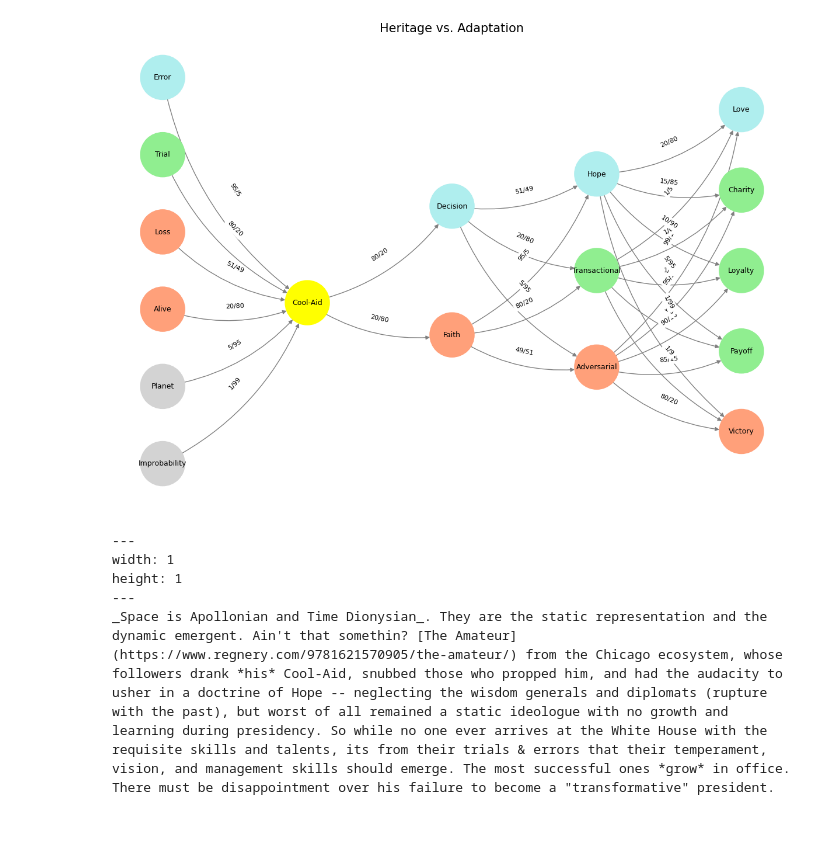
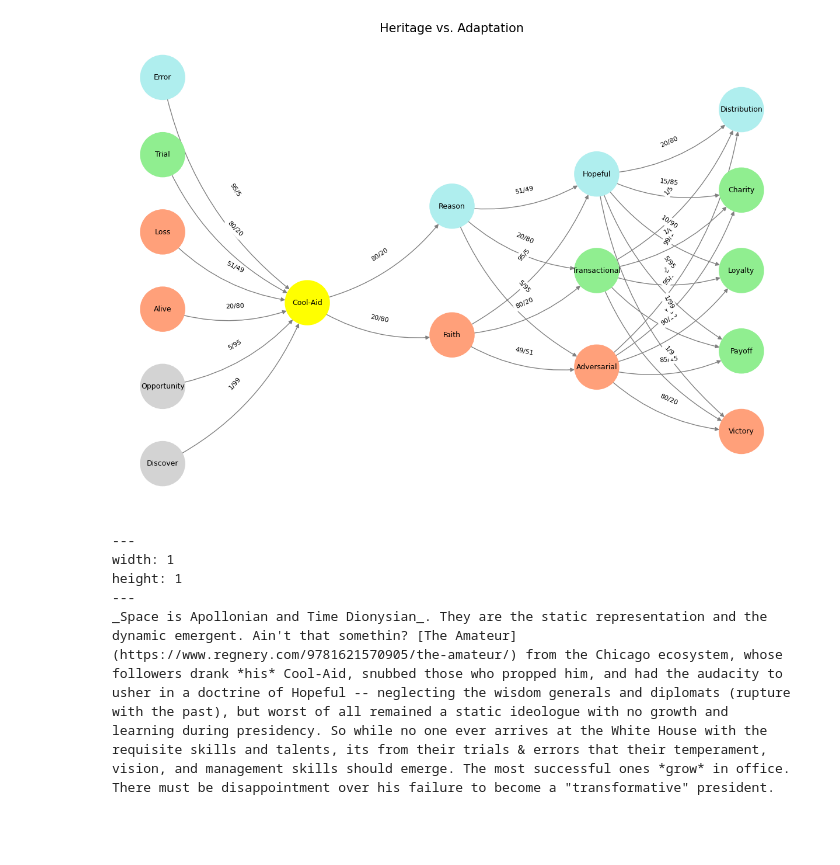
Before and after one commit to abikesa/fathertoson, a Jupyter notebook: kitabo/ensi/_build/jupyter_execute/act3/part3/part3_2.ipynb, the cells around one changed output. Cells and saved outputs as stored; diff of their text form; code cells hidden in the pictures.

````diff
--- a/kitabo/ensi/_build/jupyter_execute/act3/part3/part3_2.ipynb
+++ b/kitabo/ensi/_build/jupyter_execute/act3/part3/part3_2.ipynb
@@ -37,18 +37,18 @@ import networkx as nx
 # Define the neural network layers
 def define_layers():
     return {
-        'Suis': ['Improbability', 'Planet', 'Alive', 'Loss', "Trial", 'Error'],  # Static
+        'Suis': ['Discover', 'Opportunity', 'Alive', 'Loss', "Trial", 'Error'],  # Static
         'Voir': ['Cool-Aid'],
-        'Choisis': ['Faith', 'Decision'],
-        'Deviens': ['Adversarial', 'Transactional', 'Hope'],
-        "M'èléve": ['Victory', 'Payoff', 'Loyalty', 'Charity', 'Love']
+        'Choisis': ['Faith', 'Reason'],
+        'Deviens': ['Adversarial', 'Transactional', 'Hopeful'],
+        "M'èléve": ['Victory', 'Payoff', 'Loyalty', 'Charity', 'Distribution']
     }
 
 # Assign colors to nodes
 def assign_colors():
     color_map = {
         'yellow': ['Cool-Aid'],
-        'paleturquoise': ['Error', 'Decision', 'Hope', 'Love'],
+        'paleturquoise': ['Error', 'Reason', 'Hopeful', 'Distribution'],
         'lightgreen': ["Trial", 'Transactional', 'Payoff', 'Charity', 'Loyalty'],
         'lightsalmon': ['Alive', 'Loss', 'Faith', 'Adversarial', 'Victory'],
     }
@@ -57,35 +57,35 @@ def assign_colors():
 # Define edge weights (hardcoded for editing)
 def define_edges():
     return {
-        ('Improbability', 'Cool-Aid'): '1/99',
-        ('Planet', 'Cool-Aid'): '5/95',
+        ('Discover', 'Cool-Aid'): '1/99',
+        ('Opportunity', 'Cool-Aid'): '5/95',
         ('Alive', 'Cool-Aid'): '20/80',
         ('Loss', 'Cool-Aid'): '51/49',
         ("Trial", 'Cool-Aid'): '80/20',
         ('Error', 'Cool-Aid'): '95/5',
         ('Cool-Aid', 'Faith'): '20/80',
-        ('Cool-Aid', 'Decision'): '80/20',
+        ('Cool-Aid', 'Reason'): '80/20',
         ('Faith', 'Adversarial'): '49/51',
         ('Faith', 'Transactional'): '80/20',
-        ('Faith', 'Hope'): '95/5',
-        ('Decision', 'Adversarial'): '5/95',
-        ('Decision', 'Transactional'): '20/80',
-        ('Decision', 'Hope'): '51/49',
+        ('Faith', 'Hopeful'): '95/5',
+        ('Reason', 'Adversarial'): '5/95',
+        ('Reason', 'Transactional'): '20/80',
+        ('Reason', 'Hopeful'): '51/49',
         ('Adversarial', 'Victory'): '80/20',
         ('Adversarial', 'Payoff'): '85/15',
         ('Adversarial', 'Loyalty'): '90/10',
         ('Adversarial', 'Charity'): '95/5',
-        ('Adversarial', 'Love'): '99/1',
+        ('Adversarial', 'Distribution'): '99/1',
         ('Transactional', 'Victory'): '1/9',
         ('Transactional', 'Payoff'): '1/8',
         ('Transactional', 'Loyalty'): '1/7',
         ('Transactional', 'Charity'): '1/6',
-        ('Transactional', 'Love'): '1/5',
-        ('Hope', 'Victory'): '1/99',
-        ('Hope', 'Payoff'): '5/95',
-        ('Hope', 'Loyalty'): '10/90',
-        ('Hope', 'Charity'): '15/85',
-        ('Hope', 'Love'): '20/80'
+        ('Transactional', 'Distribution'): '1/5',
+        ('Hopeful', 'Victory'): '1/99',
+        ('Hopeful', 'Payoff'): '5/95',
+        ('Hopeful', 'Loyalty'): '10/90',
+        ('Hopeful', 'Charity'): '15/85',
+        ('Hopeful', 'Distribution'): '20/80'
     }
 
 # Calculate positions for nodes
@@ -103,41 +103,41 @@ def visualize_nn():
     node_colors = []
 
     # Add nodes and assign positions
     for i, (layer_name, nodes) in enumerate(layers.items()):
         positions = calculate_positions(nodes, x_offset=i * 2)
         for node, position in zip(nodes, positions):
             G.add_node(node, layer=layer_name)
             pos[node] = position
             node_colors.append(colors.get(node, 'lightgray'))
 
     # Add edges with weights
     for (source, target), weight in edges.items():
         if source in G.nodes and target in G.nodes:
             G.add_edge(source, target, weight=weight)
 
     # Draw the graph
     plt.figure(figsize=(12, 8))
     edges_labels = {(u, v): d["weight"] for u, v, d in G.edges(data=True)}
 
     nx.draw(
         G, pos, with_labels=True, node_color=node_colors, edge_color='gray',
         node_size=3000, font_size=9, connectionstyle="arc3,rad=0.2"
     )
     nx.draw_networkx_edge_labels(G, pos, edge_labels=edges_labels, font_size=8)
     plt.title("Heritage vs. Adaptation", fontsize=15)
     plt.show()
 
 # Run the visualization
 visualize_nn()
 # %% [output]
-[figure, old version]
+[figure, new version]
 # %% [markdown]
 ```{figure} ../../figures/blanche.*
 ---
 width: 1
 height: 1
 ---
-_Space is Apollonian and Time Dionysian_. They are the static representation and the dynamic emergent. Ain't that somethin? [The Amateur](https://www.regnery.com/9781621570905/the-amateur/) from the Chicago ecosystem, whose followers drank *his* Cool-Aid, snubbed those who propped him, and had the audacity to usher in a doctrine of Hope -- neglecting the wisdom generals and diplomats (rupture with the past), but worst of all remained a static ideologue with no growth and learning during presidency. So while no one ever arrives at the White House with the requisite skills and talents, its from their trials & errors that their temperament, vision, and management skills should emerge. The most successful ones *grow* in office. There must be disappointment over his failure to become a "transformative" president.
+_Space is Apollonian and Time Dionysian_. They are the static representation and the dynamic emergent. Ain't that somethin? [The Amateur](https://www.regnery.com/9781621570905/the-amateur/) from the Chicago ecosystem, whose followers drank *his* Cool-Aid, snubbed those who propped him, and had the audacity to usher in a doctrine of Hopeful -- neglecting the wisdom generals and diplomats (rupture with the past), but worst of all remained a static ideologue with no growth and learning during presidency. So while no one ever arrives at the White House with the requisite skills and talents, its from their trials & errors that their temperament, vision, and management skills should emerge. The most successful ones *grow* in office. There must be disappointment over his failure to become a "transformative" president.
 ```
 # %% [markdown]
 #
````
Also changed, not shown: parts of 1 cell of this notebook, 11 other files.
